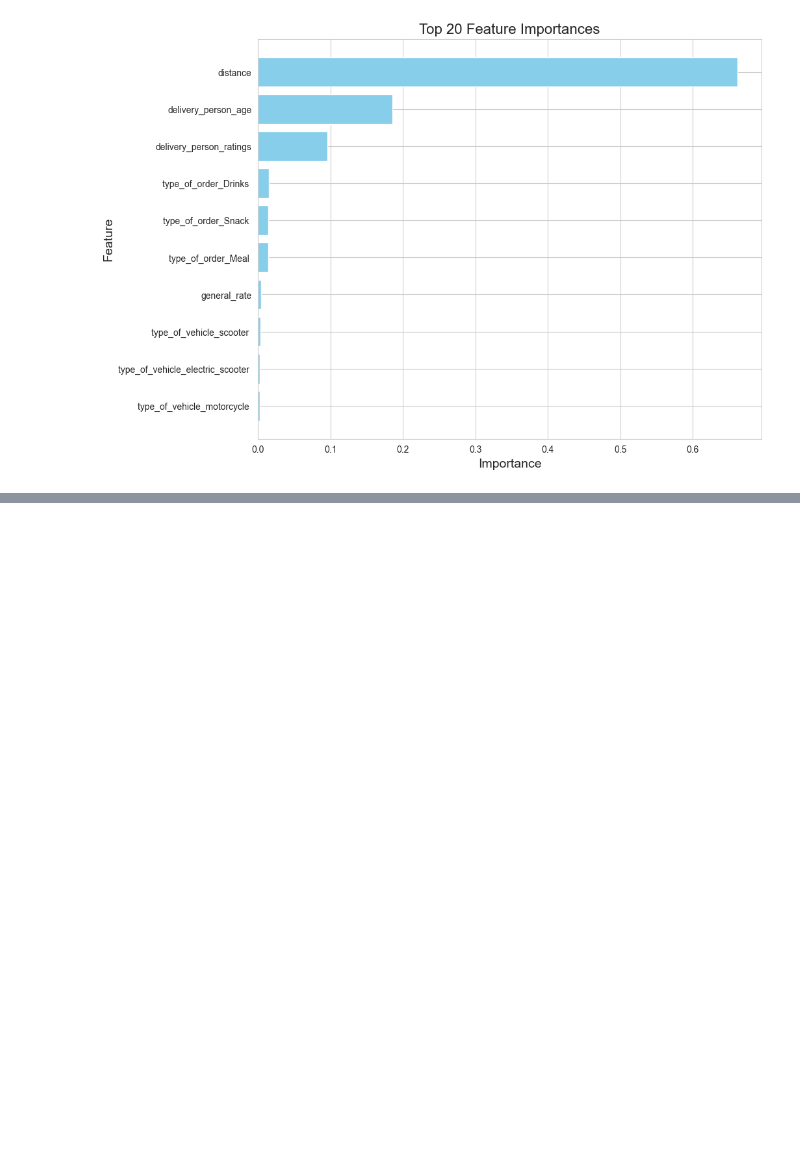
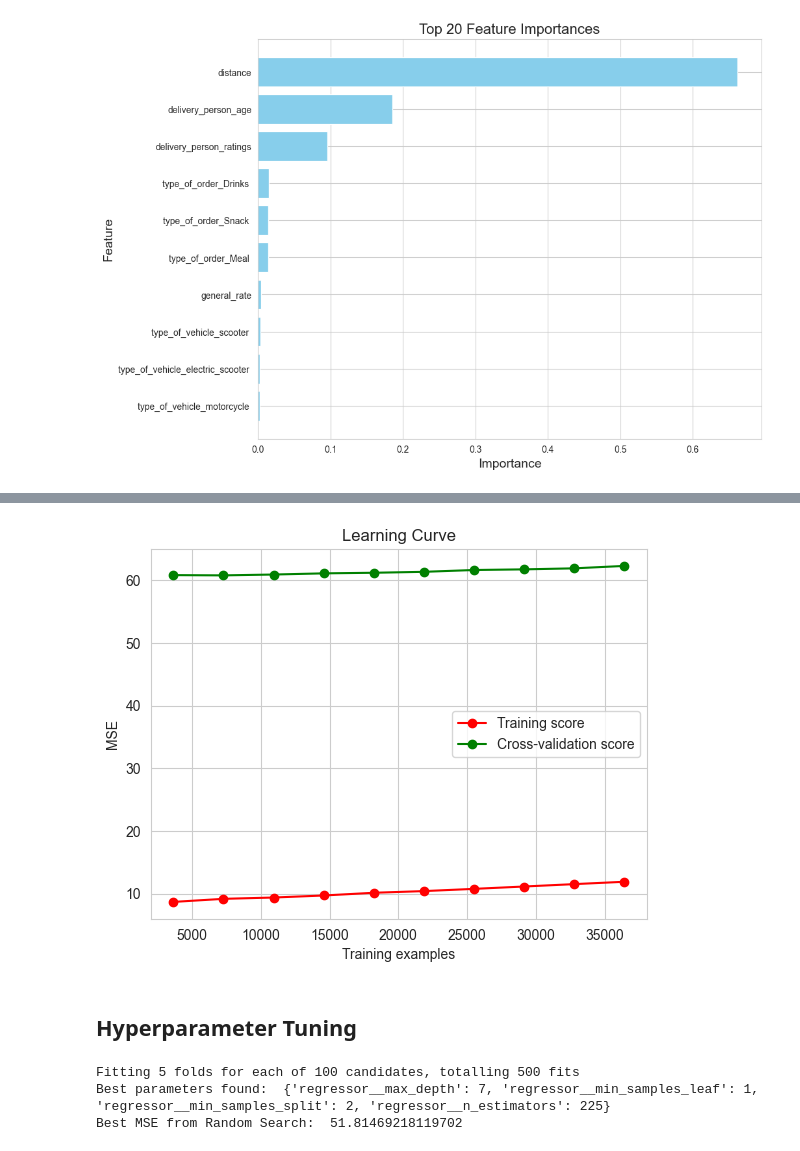
Before and after one commit to MrRezamo/Food_Delivery_Time_Prediction, a Jupyter notebook: Project/Main_Project.ipynb, the cells around one changed output, grey strips where cells are left out. Saved outputs shown, nothing was run; the diff lists cells and outputs as text; code cells hidden in the pictures; blank space fills up the shorter version.

Commit message:
Add_Hyper_Tuning

```diff
--- a/Project/Main_Project.ipynb
+++ b/Project/Main_Project.ipynb
@@ -485,0 +726,17 @@ train_and_plot_feature_importances(df, 'time_taken(min)', categorical_columns)
+# %%
+train_sizes, train_scores, test_scores = learning_curve(
+    model_pipeline, X, y, train_sizes=np.linspace(0.1, 1.0, 10), cv=5, scoring='neg_mean_squared_error')
+
+train_scores_mean = -train_scores.mean(axis=1)
+test_scores_mean = -test_scores.mean(axis=1)
+plt.plot(train_sizes, train_scores_mean, 'o-', color="r", label="Training score")
+plt.plot(train_sizes, test_scores_mean, 'o-', color="g", label="Cross-validation score")
+plt.xlabel("Training examples")
+plt.ylabel("MSE")
+plt.title("Learning Curve")
+plt.legend(loc="best")
+plt.show()
+# %% [output]
+[figure, added]
+# %% [markdown]
+## Hyperparameter Tuning
@@ -485,0 +762,11 @@ train_and_plot_feature_importances(df, 'time_taken(min)', categorical_columns)
+# %%
+random_search.fit(x_train, y_train)
+
+print('Best parameters found: ', random_search.best_params_)
+
+best_score = -random_search.best_score_
+print('Best MSE from Random Search: ', best_score)
+# %% [output]
+Fitting 5 folds for each of 100 candidates, totalling 500 fits
+Best parameters found:  {'regressor__max_depth': 7, 'regressor__min_samples_leaf': 1, 'regressor__min_samples_split': 2, 'regressor__n_estimators': 225}
+Best MSE from Random Search:  51.81469218119702
```
Also changed, not shown: parts of 36 cells of this notebook.
